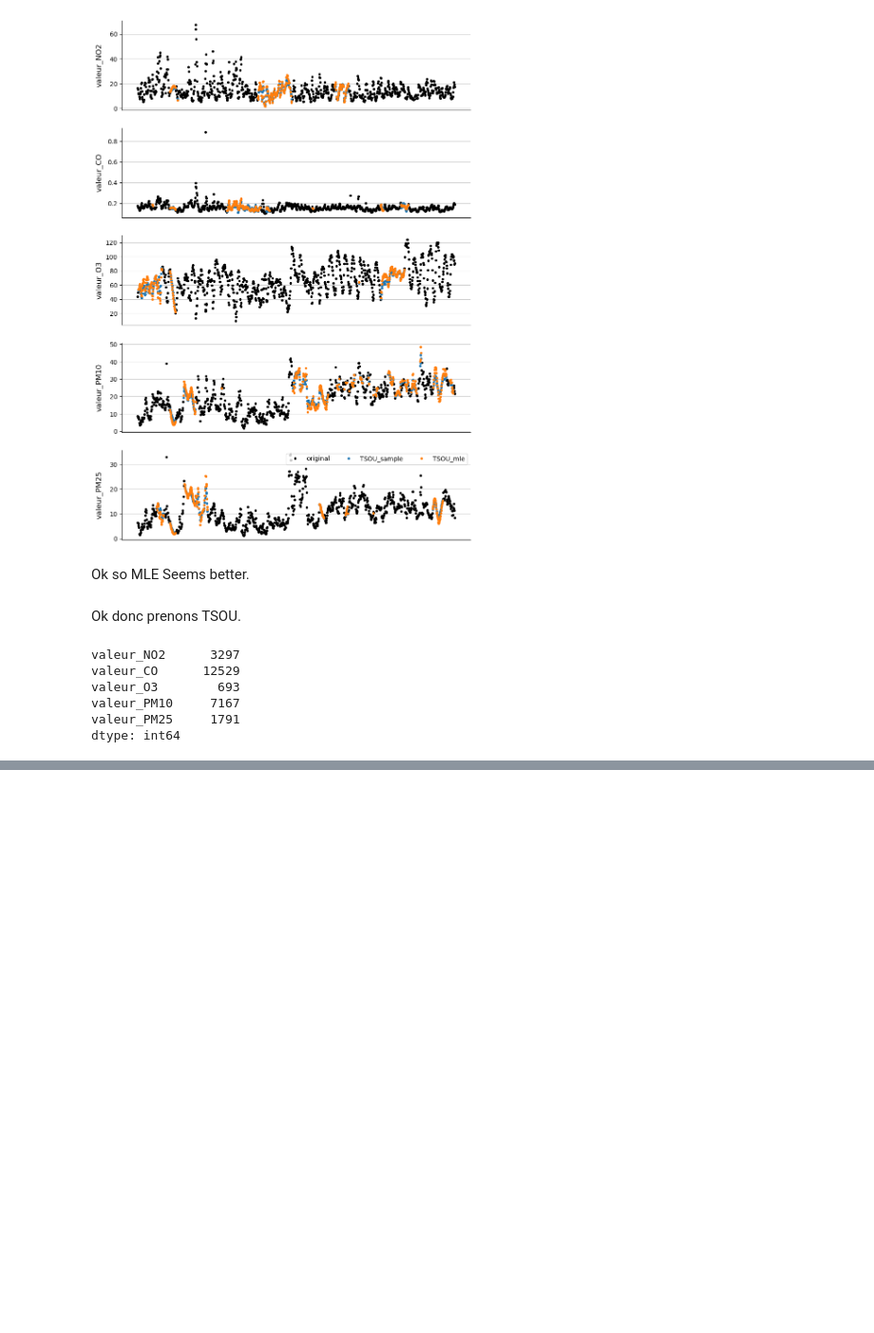
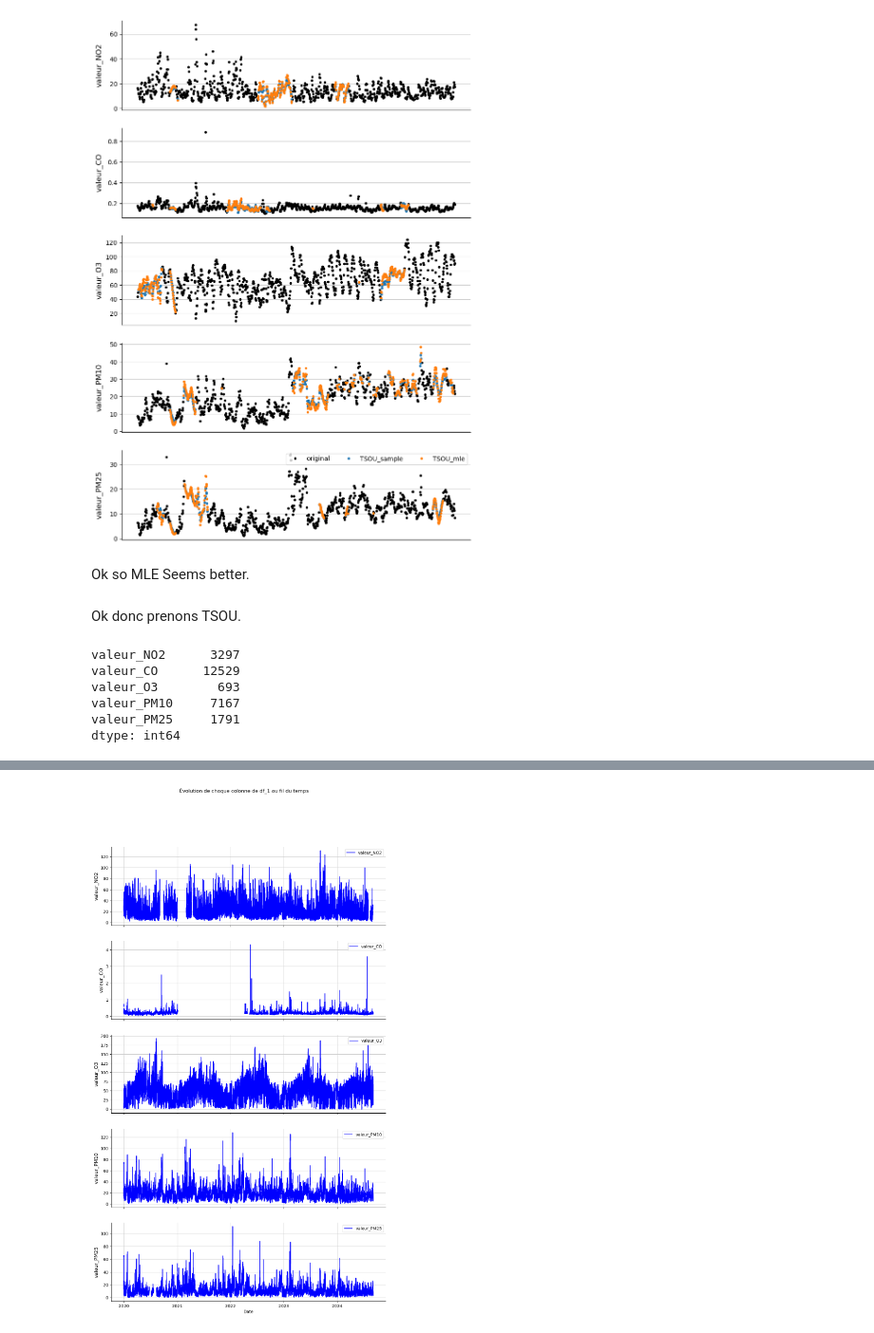
Before and after one commit to matthieudelsart/time_series_project, a Jupyter notebook: Qolmat_Ben.ipynb, the cells around one changed output, grey strips where cells are left out. Shown at 95% size. Saved outputs shown, nothing was run; the diff lists cells and outputs as text; code cells hidden in the pictures; blank space fills up the shorter version.

```diff
--- a/Qolmat_Ben.ipynb
+++ b/Qolmat_Ben.ipynb
@@ -448,0 +468,9 @@ dtype: int64
+# %%
+# Création d'un subplot par colonne
+fig, axs = plt.subplots(len(df_1.columns), 1, figsize=(12, 4 * len(df_1.columns)), sharex=True)
+# Configuration de l'axe x et ajout du titre principal
+plt.xlabel('Date')
+plt.suptitle('Évolution de chaque colonne de df_1 au fil du temps')
+plt.show()
+# %% [output]
+[figure, added]
```
Also changed, not shown: parts of 3 cells of this notebook, 1 other file.
